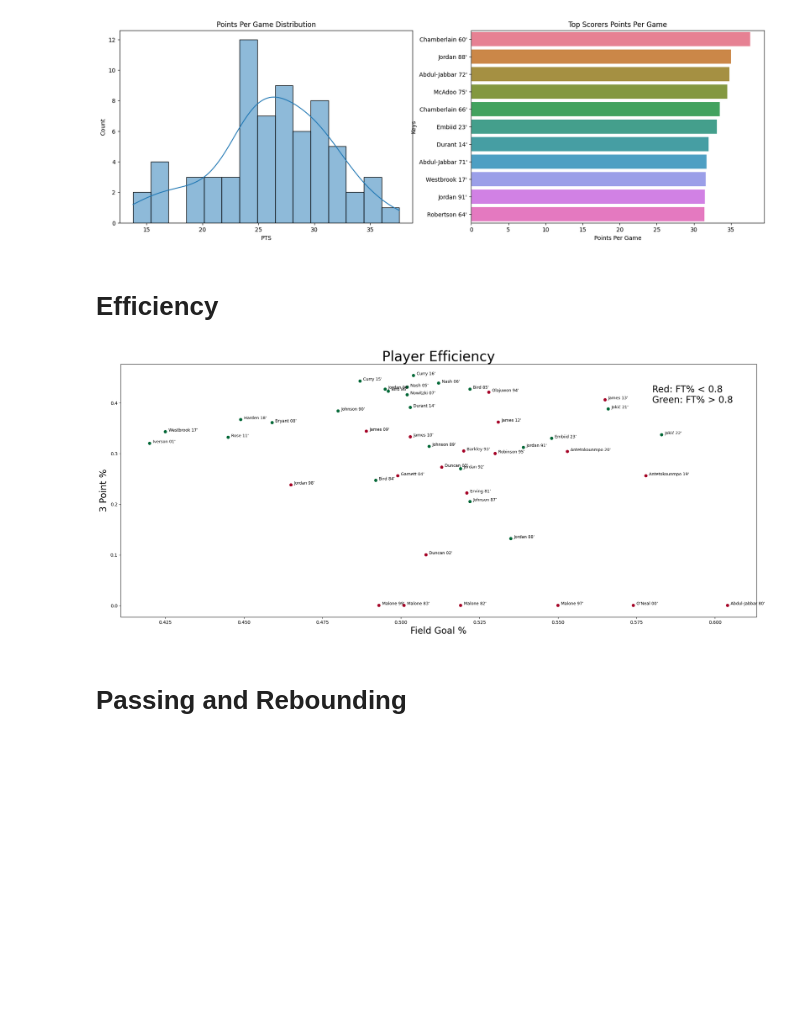
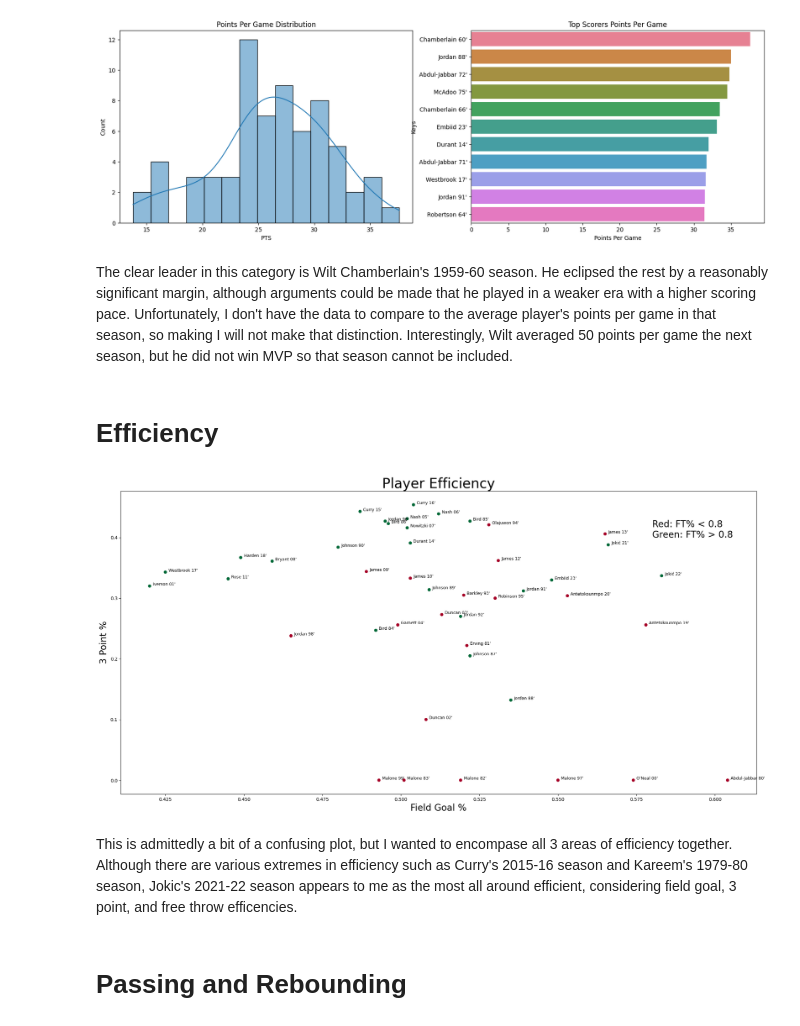
Before and after one commit to BrandonYChan/Data-Visualization-Project, a Jupyter notebook: MVP.ipynb, the cells around one changed output. Drawn from its saved outputs; the diff is of its cells as text; code cells hidden in the pictures; blank space fills up the shorter version.

```diff
--- a/MVP.ipynb
+++ b/MVP.ipynb
@@ -84,39 +86,43 @@ Mean points: 26.188235294117643
 Standard deviation for points: 5.1490013141260675
 Number of top scorers: 11
 [figure]
+# %% [markdown]
+The clear leader in this category is Wilt Chamberlain's 1959-60 season. He eclipsed the rest by a reasonably significant margin, although arguments could be made that he played in a weaker era with a higher scoring pace. Unfortunately, I don't have the data to compare to the average player's points per game in that season, so making I will not make that distinction. Interestingly, Wilt averaged 50 points per game the next season, but he did not win MVP so that season cannot be included.
 # %% [markdown]
 # Efficiency
 # %%
 # Function to color points based on freethrow %
 def color_ftpct(percentage):
     if percentage>0.8:
         return 1
     else:
         return 0
 colors=[color_ftpct(percentage) for percentage in MVP['FT%']]
 
 # Create plot
-fig, ax=plt.subplots(ncols=1,figsize=(25,10))
+fig, ax=plt.subplots(ncols=1,figsize=(25,12))
 
 # Colours scatterplot by FT%
 plt.scatter(MVP['FG%'], MVP['3P%'], c=colors, cmap='RdYlGn')
 
 # Adds player/season labels
 for i, player in enumerate(MVP.index):
     plt.annotate(player, (MVP['FG%'][i]+0.001, MVP['3P%'][i]+0.001), fontsize=9)
 
 # Adds labels to plot
 plt.xlabel("Field Goal %", fontsize=20)
 plt.ylabel("3 Point %", fontsize=20)
 plt.title("Player Efficiency", fontsize=30)
 plt.text(0.58, 0.4, 'Red: FT% < 0.8\nGreen: FT% > 0.8', fontsize=20)
 
 # Adding the most efficient season to the list
 best_seasons.append(MVP.loc["Jokić 22'"])
 
 plt.show()
 # %% [output]
-[figure, old version]
+[figure, new version]
+# %% [markdown]
+This is admittedly a bit of a confusing plot, but I wanted to encompase all 3 areas of efficiency together. Although there are various extremes in efficiency such as Curry's 2015-16 season and Kareem's 1979-80 season, Jokic's 2021-22 season appears to me as the most all around efficient, considering field goal, 3 point, and free throw efficencies.
 # %% [markdown]
 # Passing and Rebounding
 # %%
```
Also changed, not shown: parts of 10 cells of this notebook.
